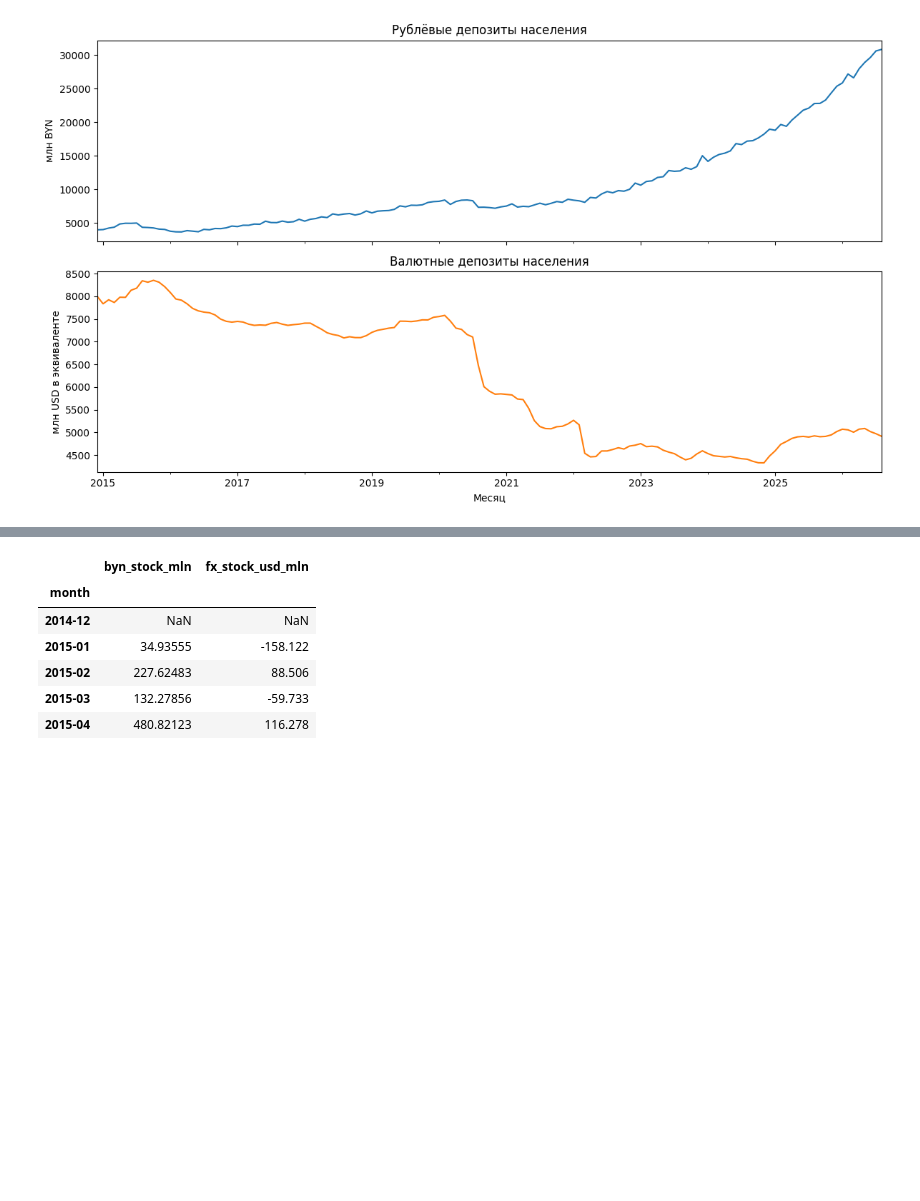
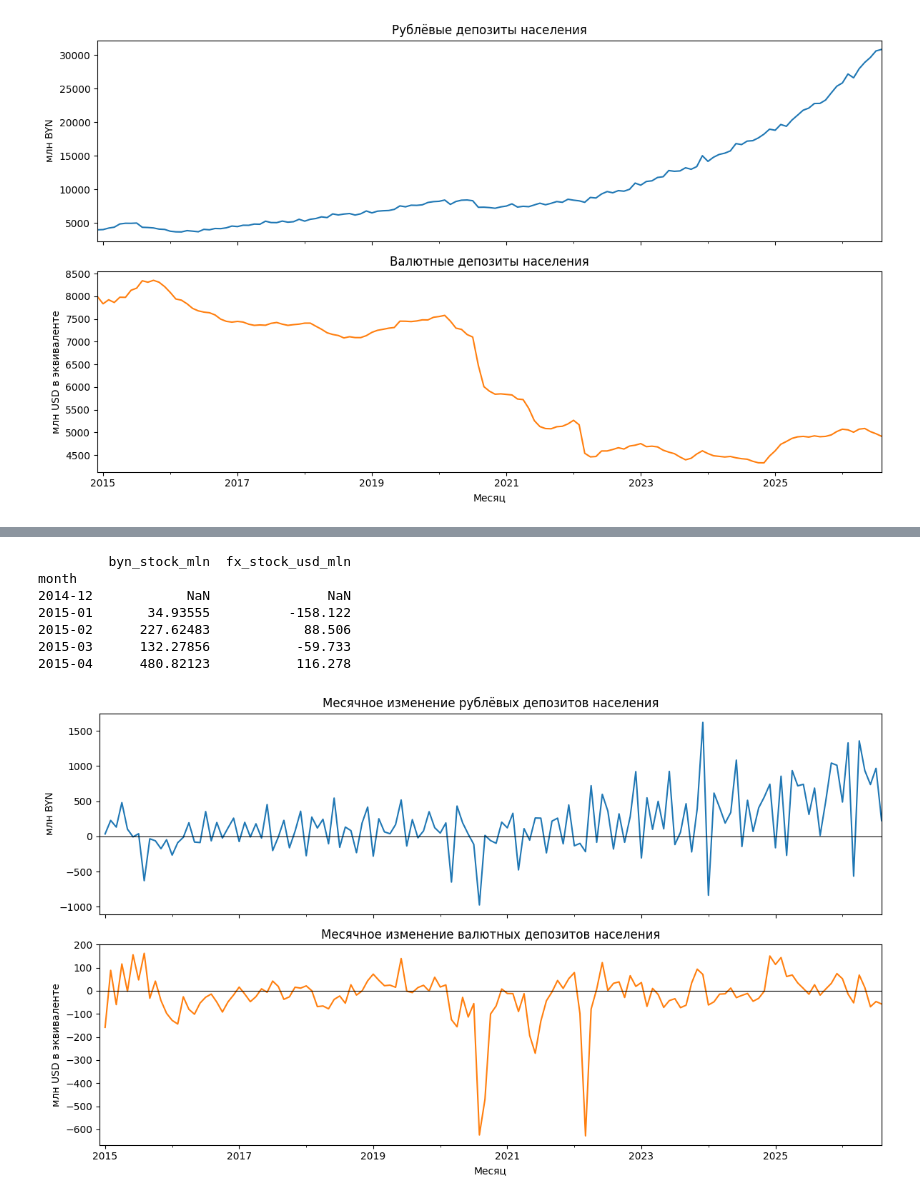
Before and after one commit to venskovalentin/belarus_dollarization_paper, a Jupyter notebook: notebooks/research_notebook.ipynb, the cells around one changed output, grey strips where cells are left out. Saved outputs shown, nothing was run; the diff lists cells and outputs as text; code cells hidden in the pictures; blank space fills up the shorter version.

```diff
--- a/notebooks/research_notebook.ipynb
+++ b/notebooks/research_notebook.ipynb
@@ -152,12 +154,29 @@ plt.show()
 # %%
 stock_changes = stocks[["byn_stock_mln", "fx_stock_usd_mln"]].diff()
 
-stock_changes.head()
+print(stock_changes.head())
+
+fig, axes = plt.subplots(2, 1, figsize=(12, 7), sharex=True)
+
+stock_changes["byn_stock_mln"].plot(ax=axes[0], color="tab:blue")
+axes[0].set_title("Месячное изменение рублёвых депозитов населения")
+axes[0].set_ylabel("млн BYN")
+axes[0].axhline(0, color="black", linewidth=0.8)
+
+stock_changes["fx_stock_usd_mln"].plot(ax=axes[1], color="tab:orange")
+axes[1].set_title("Месячное изменение валютных депозитов населения")
+axes[1].set_ylabel("млн USD в эквиваленте")
+axes[1].set_xlabel("Месяц")
+axes[1].axhline(0, color="black", linewidth=0.8)
+
+plt.tight_layout()
+plt.show()
 # %% [output]
-|  | byn_stock_mln | fx_stock_usd_mln |
-| month |  |  |
-| 2014-12 | NaN | NaN |
-| 2015-01 | 34.93555 | -158.122 |
-| 2015-02 | 227.62483 | 88.506 |
-| 2015-03 | 132.27856 | -59.733 |
-| 2015-04 | 480.82123 | 116.278 |
+         byn_stock_mln  fx_stock_usd_mln
+month
+2014-12            NaN               NaN
+2015-01       34.93555          -158.122
+2015-02      227.62483            88.506
+2015-03      132.27856           -59.733
+2015-04      480.82123           116.278
+[figure, added]
```
Also changed, not shown: parts of 3 cells of this notebook.
